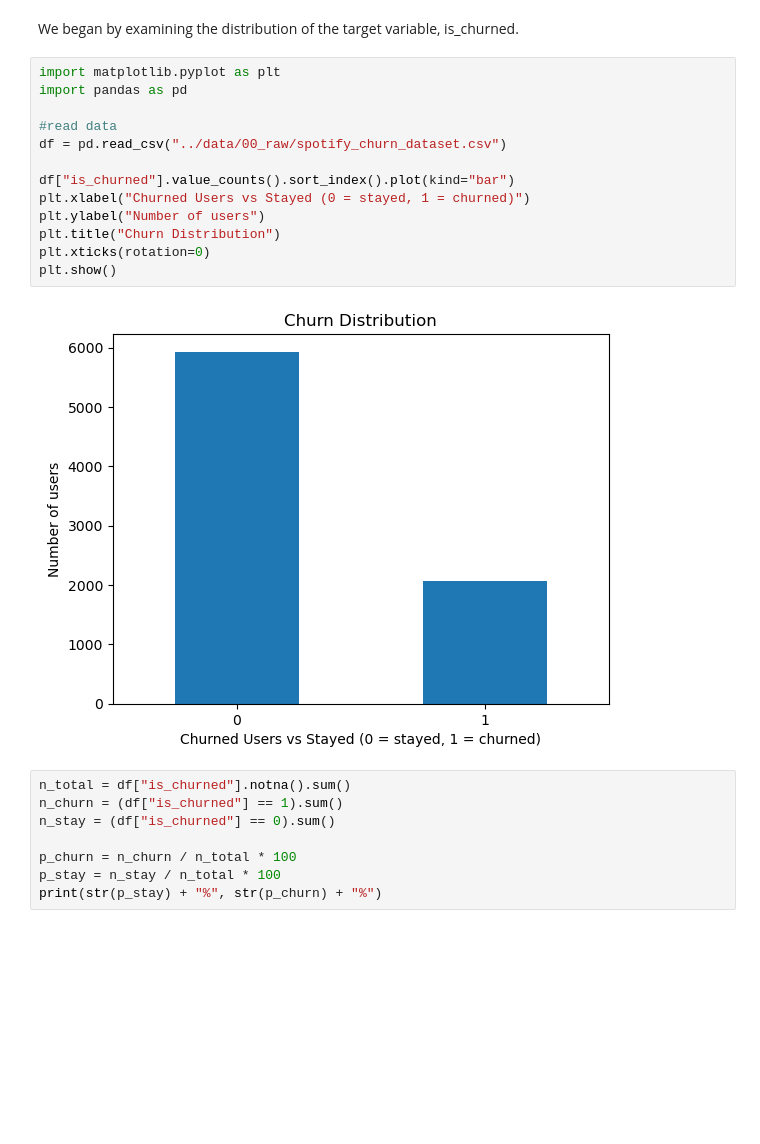
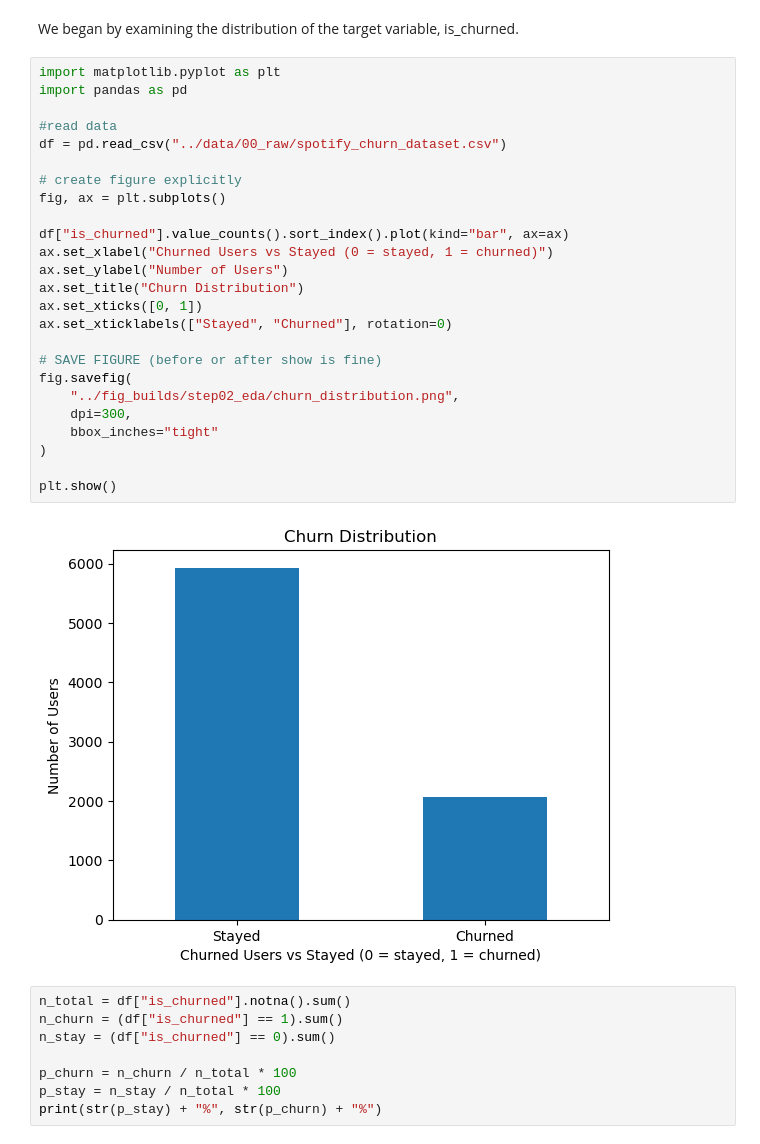
Before and after one commit to UCB-stat-159-f25/final-group08, a Jupyter notebook: notebooks/step02_eda.ipynb, the cells around one changed output. Drawn from its saved outputs; the diff is of its cells as text; blank space fills up the shorter version.

```diff
--- a/notebooks/step02_eda.ipynb
+++ b/notebooks/step02_eda.ipynb
@@ -65,18 +65,30 @@ We began by examining the distribution of the target variable, is_churned.
 # %%
 import matplotlib.pyplot as plt
 import pandas as pd
 
 #read data
 df = pd.read_csv("../data/00_raw/spotify_churn_dataset.csv")
 
-df["is_churned"].value_counts().sort_index().plot(kind="bar")
-plt.xlabel("Churned Users vs Stayed (0 = stayed, 1 = churned)")
-plt.ylabel("Number of users")
-plt.title("Churn Distribution")
-plt.xticks(rotation=0)
+# create figure explicitly
+fig, ax = plt.subplots()
+
+df["is_churned"].value_counts().sort_index().plot(kind="bar", ax=ax)
+ax.set_xlabel("Churned Users vs Stayed (0 = stayed, 1 = churned)")
+ax.set_ylabel("Number of Users")
+ax.set_title("Churn Distribution")
+ax.set_xticks([0, 1])
+ax.set_xticklabels(["Stayed", "Churned"], rotation=0)
+
+# SAVE FIGURE (before or after show is fine)
+fig.savefig(
+    "../fig_builds/step02_eda/churn_distribution.png",
+    dpi=300,
+    bbox_inches="tight"
+)
+
 plt.show()
 # %% [output]
-[figure, old version]
+[figure, new version]
 # %%
 n_total = df["is_churned"].notna().sum()
 n_churn = (df["is_churned"] == 1).sum()
```
Also changed, not shown: parts of 8 cells of this notebook.
